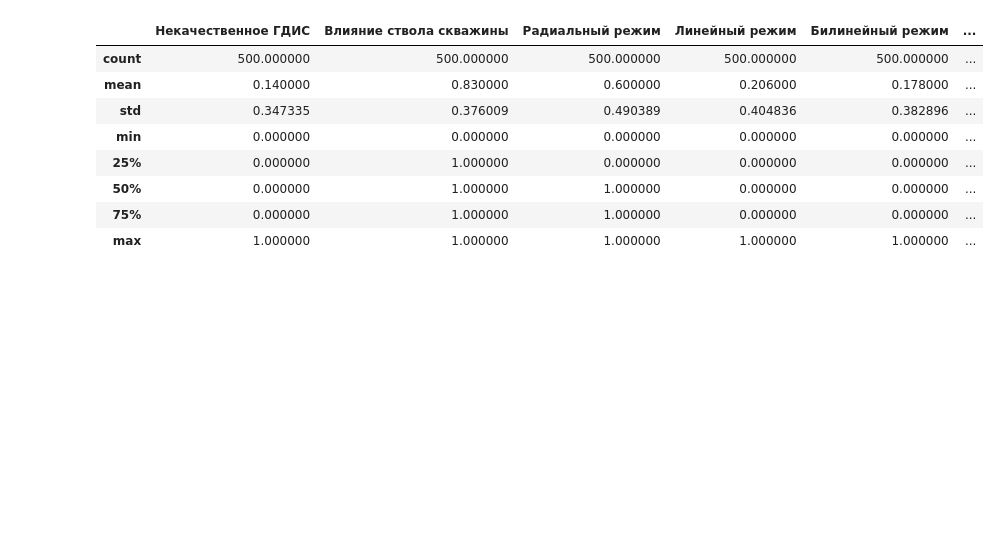
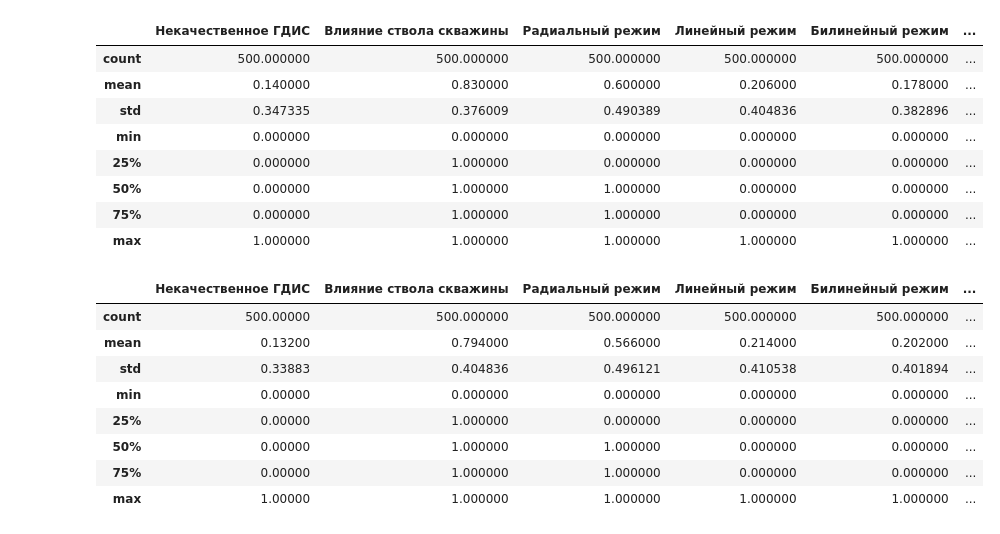
Before and after one commit to VorsinEO/siam_bi, a Jupyter notebook: cv_train.ipynb, the cells around one changed output. Cells and saved outputs as stored; diff of their text form; code cells hidden in the pictures; blank space fills up the shorter version.

```diff
--- a/cv_train.ipynb
+++ b/cv_train.ipynb
@@ -437,10 +433,14 @@ ch9[columns_r_2] = np.expm1(ch9[columns_r_2])
+# %%
+# VS Conv l1p v1 Результат: 0.5541 with weights
+ch9 = pd.read_csv('E:/DS/data/siam/bi/inference/trans_enc_v1/inf_CV_conv_v5_l1p.csv').sort_values('file_name')
+ch9[columns_r_2] = np.expm1(ch9[columns_r_2])
 # %%
 # VS Swin l1p  Результат: 0.6189 with weights
-ch11 = pd.read_csv('E:/DS/data/siam/bi/inference/trans_enc_v1/inf_CV_swin_v6_l1p.csv')
+ch11 = pd.read_csv('E:/DS/data/siam/bi/inference/trans_enc_v1/inf_CV_swin_v6_l1p.csv').sort_values('file_name')
 ch11[columns_r_2] = np.expm1(ch11[columns_r_2])
 # %%
 # VS vit l1p v4 Результат: Результат: 0.517 with weights
-ch12 = pd.read_csv('E:/DS/data/siam/bi/inference/trans_enc_v1/inf_CV_vit_v4_l1p.csv')
+ch12 = pd.read_csv('E:/DS/data/siam/bi/inference/trans_enc_v1/inf_CV_vit_v4_l1p.csv').sort_values('file_name')
 ch12[columns_r_2] = np.expm1(ch12[columns_r_2])
 # %%
 # TS_3 l1p v2 Результат: 0.?? with weights
@@ -479,3 +480,6 @@ res2.describe()
 | max | 1.000000 | 1.000000 | 1.000000 | 1.000000 | 1.000000 | ... |
 # %%
 res2.to_csv('E:/DS/data/siam/bi/inference/blend/blend2.csv',index=False)
+# %%
+#only log1p all Результат: 0.6958
+res3 =  blend_them(dfs_b=[ch8,ch12, ch9,ch10,ch11], dfs_r=[ch8,ch12])
@@ -481,0 +493,12 @@ res2.to_csv('E:/DS/data/siam/bi/inference/blend/blend2.csv',index=False)
+# %%
+res3.describe()
+# %% [output]
+|  | Некачественное ГДИС | Влияние ствола скважины | Радиальный режим | Линейный режим | Билинейный режим | ... |
+| count | 500.00000 | 500.000000 | 500.000000 | 500.000000 | 500.000000 | ... |
+| mean | 0.13200 | 0.794000 | 0.566000 | 0.214000 | 0.202000 | ... |
+| std | 0.33883 | 0.404836 | 0.496121 | 0.410538 | 0.401894 | ... |
+| min | 0.00000 | 0.000000 | 0.000000 | 0.000000 | 0.000000 | ... |
+| 25% | 0.00000 | 1.000000 | 0.000000 | 0.000000 | 0.000000 | ... |
+| 50% | 0.00000 | 1.000000 | 1.000000 | 0.000000 | 0.000000 | ... |
+| 75% | 0.00000 | 1.000000 | 1.000000 | 0.000000 | 0.000000 | ... |
+| max | 1.00000 | 1.000000 | 1.000000 | 1.000000 | 1.000000 | ... |
```
Also changed, not shown: parts of 21 cells of this notebook, 2 other files.
